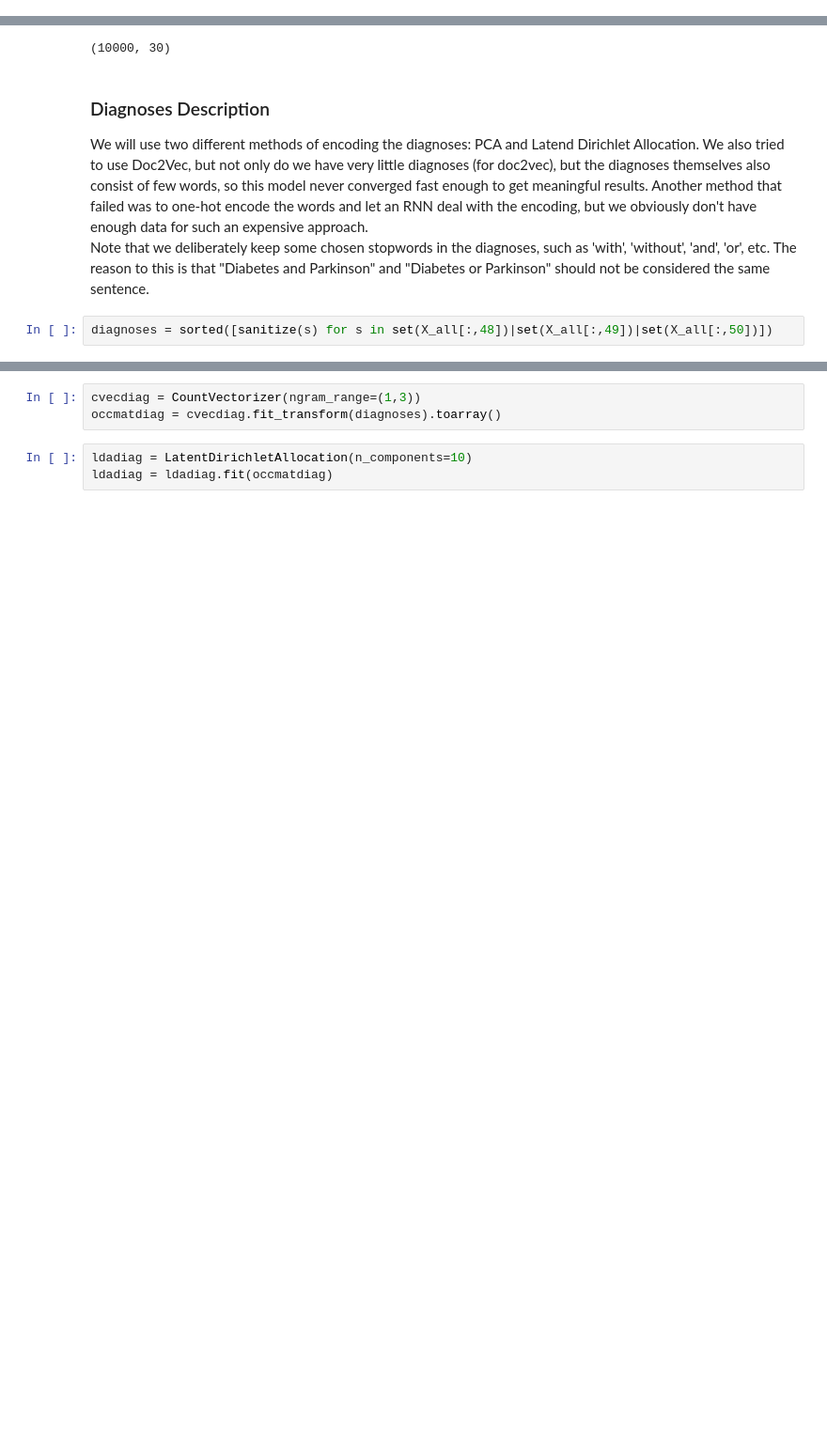
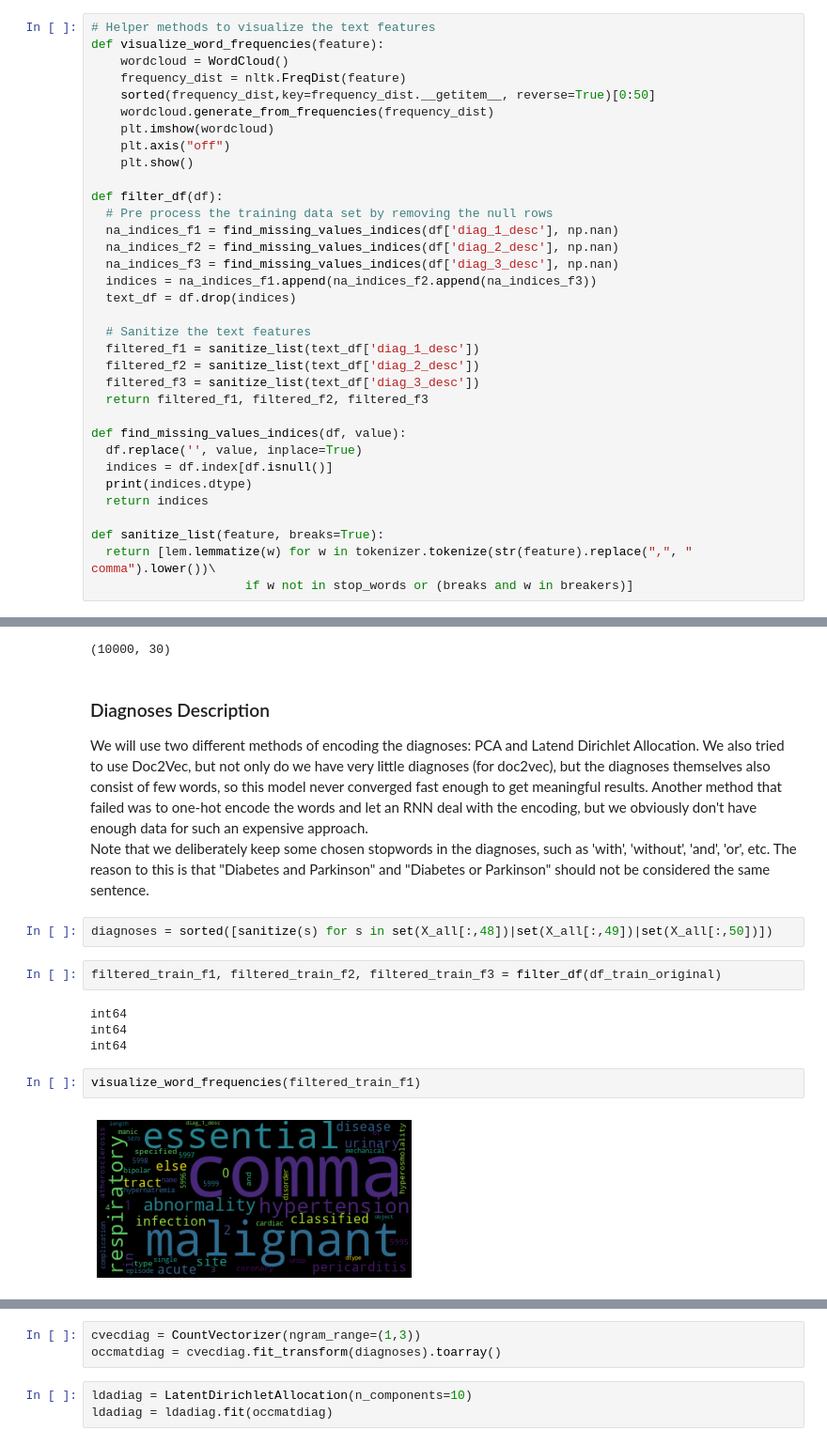
Before and after one commit to rbischof/ML4HC, a Jupyter notebook: project_2/Analysis.ipynb, the cells around one changed output, grey strips where cells are left out. Shown at 94% size. Cells and saved outputs as stored; diff of their text form; blank space fills up the shorter version.

Commit message:
Updated the analysis file with some feature plots

```diff
--- a/project_2/Analysis.ipynb
+++ b/project_2/Analysis.ipynb
@@ -121,6 +135,40 @@ def inspect_feature(ix, nan_value=''):
     autolabel(rects1)
     autolabel(rects2)
     plt.show()
+# %%
+# Helper methods to visualize the text features
+def visualize_word_frequencies(feature):
+    wordcloud = WordCloud()
+    frequency_dist = nltk.FreqDist(feature)
+    sorted(frequency_dist,key=frequency_dist.__getitem__, reverse=True)[0:50]
+    wordcloud.generate_from_frequencies(frequency_dist)
+    plt.imshow(wordcloud)
+    plt.axis("off")
+    plt.show()
+
+def filter_df(df):
+  # Pre process the training data set by removing the null rows
+  na_indices_f1 = find_missing_values_indices(df['diag_1_desc'], np.nan)
+  na_indices_f2 = find_missing_values_indices(df['diag_2_desc'], np.nan)
+  na_indices_f3 = find_missing_values_indices(df['diag_3_desc'], np.nan)
+  indices = na_indices_f1.append(na_indices_f2.append(na_indices_f3))
+  text_df = df.drop(indices)
+
+  # Sanitize the text features
+  filtered_f1 = sanitize_list(text_df['diag_1_desc'])
+  filtered_f2 = sanitize_list(text_df['diag_2_desc'])
+  filtered_f3 = sanitize_list(text_df['diag_3_desc'])
+  return filtered_f1, filtered_f2, filtered_f3
+
+def find_missing_values_indices(df, value):
+  df.replace('', value, inplace=True)
+  indices = df.index[df.isnull()]
+  print(indices.dtype)
+  return indices
+
+def sanitize_list(feature, breaks=True):
+  return [lem.lemmatize(w) for w in tokenizer.tokenize(str(feature).replace(",", " comma").lower())\
+                     if w not in stop_words or (breaks and w in breakers)]
 # %% [markdown]
 ### Race
 # %%
@@ -730,3 +778,13 @@ We will use two different methods of encoding the diagnoses: PCA and Latend Diri
 Note that we deliberately keep some chosen stopwords in the diagnoses, such as 'with', 'without', 'and', 'or', etc. The reason to this is that "Diabetes and Parkinson" and "Diabetes or Parkinson" should not be considered the same sentence.
 # %%
 diagnoses = sorted([sanitize(s) for s in set(X_all[:,48])|set(X_all[:,49])|set(X_all[:,50])])
+# %%
+filtered_train_f1, filtered_train_f2, filtered_train_f3 = filter_df(df_train_original)
+# %% [output]
+int64
+int64
+int64
+# %%
+visualize_word_frequencies(filtered_train_f1)
+# %% [output]
+[figure, added]
```
Also changed, not shown: parts of 7 cells of this notebook.
